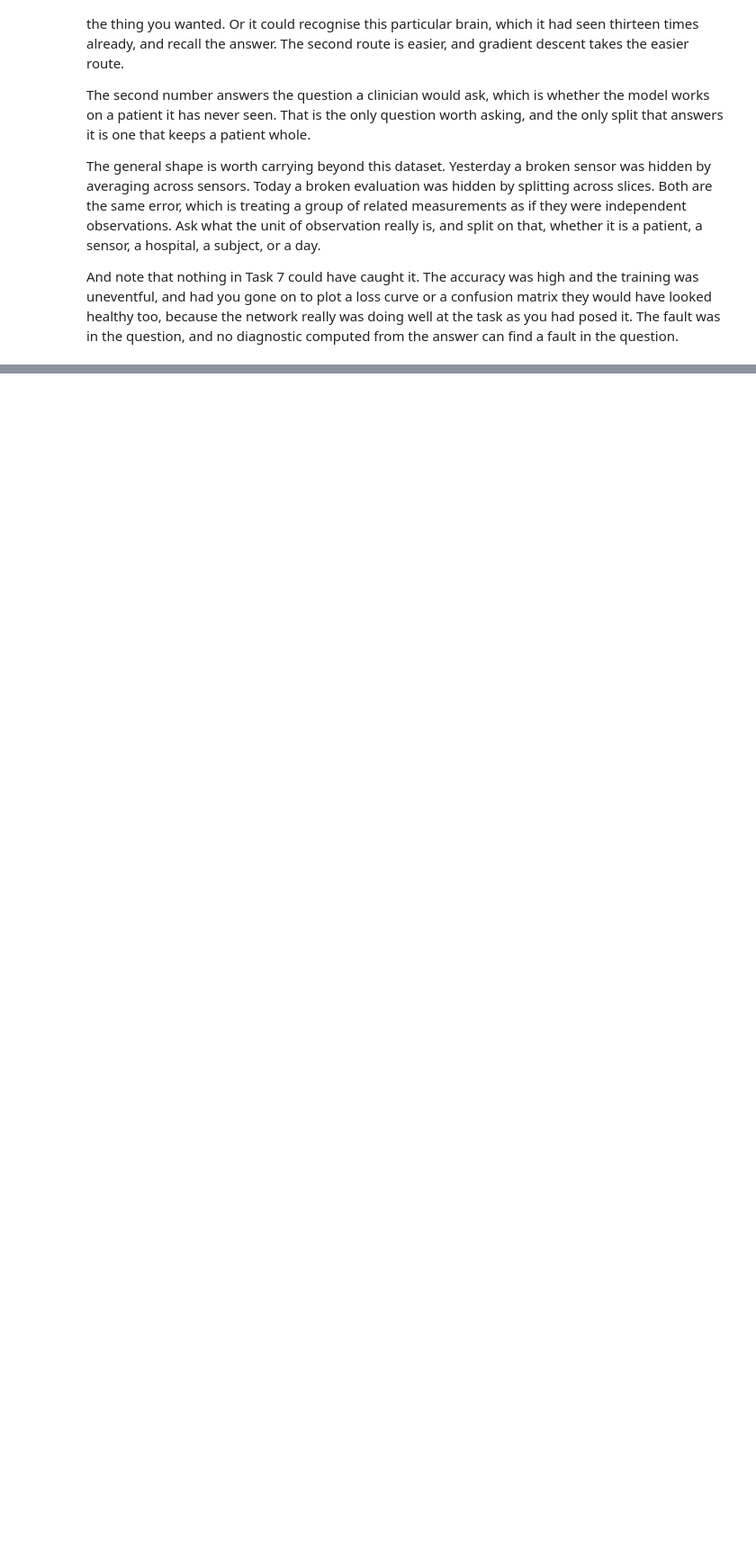
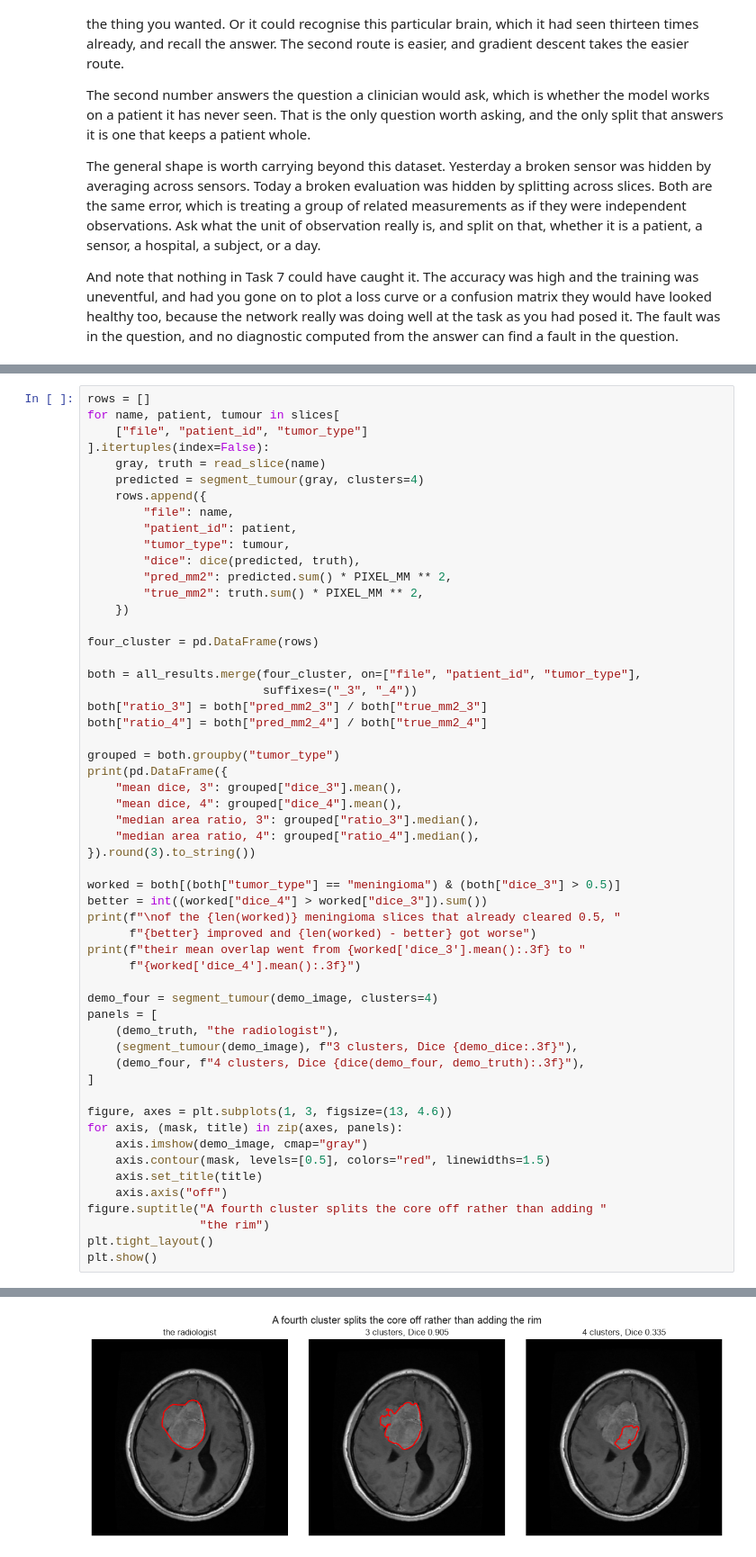
Before and after one commit to peshevskidimitar/MLTP2026, a Jupyter notebook: Day 3 - Image Processing and Analysis/notebooks/01_laboratory_exercise_solution.ipynb, the cells around one changed output, grey strips where cells are left out. Shown at 90% size. Drawn from its saved outputs; the diff is of its cells as text; blank space fills up the shorter version.

```diff
--- a/Day 3 - Image Processing and Analysis/notebooks/01_laboratory_exercise_solution.ipynb
+++ b/Day 3 - Image Processing and Analysis/notebooks/01_laboratory_exercise_solution.ipynb
@@ -984,0 +1052,56 @@ Work on these in any order if you have time left.
+# %%
+rows = []
+for name, patient, tumour in slices[
+    ["file", "patient_id", "tumor_type"]
+].itertuples(index=False):
+    gray, truth = read_slice(name)
+    predicted = segment_tumour(gray, clusters=4)
+    rows.append({
+        "file": name,
+        "patient_id": patient,
+        "tumor_type": tumour,
+        "dice": dice(predicted, truth),
+        "pred_mm2": predicted.sum() * PIXEL_MM ** 2,
+        "true_mm2": truth.sum() * PIXEL_MM ** 2,
+    })
+
+four_cluster = pd.DataFrame(rows)
+
+both = all_results.merge(four_cluster, on=["file", "patient_id", "tumor_type"],
+                         suffixes=("_3", "_4"))
+both["ratio_3"] = both["pred_mm2_3"] / both["true_mm2_3"]
+both["ratio_4"] = both["pred_mm2_4"] / both["true_mm2_4"]
+
+grouped = both.groupby("tumor_type")
+print(pd.DataFrame({
+    "mean dice, 3": grouped["dice_3"].mean(),
+    "mean dice, 4": grouped["dice_4"].mean(),
+    "median area ratio, 3": grouped["ratio_3"].median(),
+    "median area ratio, 4": grouped["ratio_4"].median(),
+}).round(3).to_string())
+
+worked = both[(both["tumor_type"] == "meningioma") & (both["dice_3"] > 0.5)]
+better = int((worked["dice_4"] > worked["dice_3"]).sum())
+print(f"\nof the {len(worked)} meningioma slices that already cleared 0.5, "
+      f"{better} improved and {len(worked) - better} got worse")
+print(f"their mean overlap went from {worked['dice_3'].mean():.3f} to "
+      f"{worked['dice_4'].mean():.3f}")
+
+demo_four = segment_tumour(demo_image, clusters=4)
+panels = [
+    (demo_truth, "the radiologist"),
+    (segment_tumour(demo_image), f"3 clusters, Dice {demo_dice:.3f}"),
+    (demo_four, f"4 clusters, Dice {dice(demo_four, demo_truth):.3f}"),
+]
+
+figure, axes = plt.subplots(1, 3, figsize=(13, 4.6))
+for axis, (mask, title) in zip(axes, panels):
+    axis.imshow(demo_image, cmap="gray")
+    axis.contour(mask, levels=[0.5], colors="red", linewidths=1.5)
+    axis.set_title(title)
+    axis.axis("off")
+figure.suptitle("A fourth cluster splits the core off rather than adding "
+                "the rim")
+plt.tight_layout()
+plt.show()
+# %% [output]
@@ -984,0 +1116 @@ Work on these in any order if you have time left.
+[figure, added]
```
Also changed, not shown: parts of 28 cells of this notebook.
